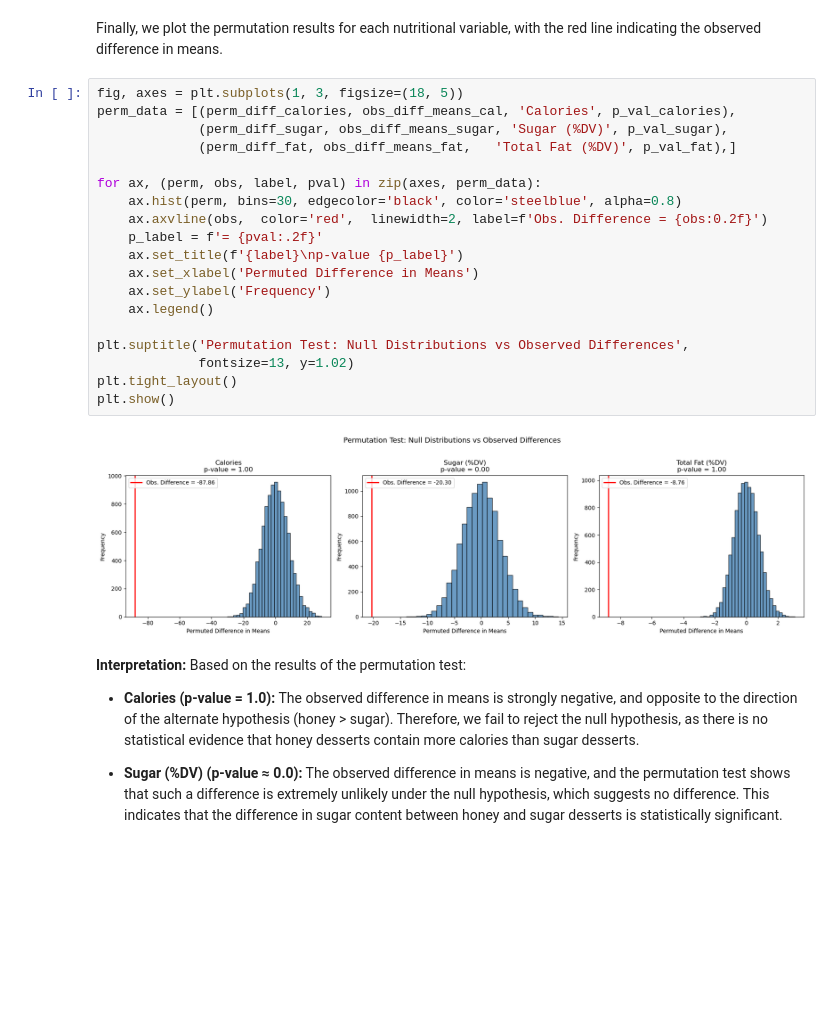
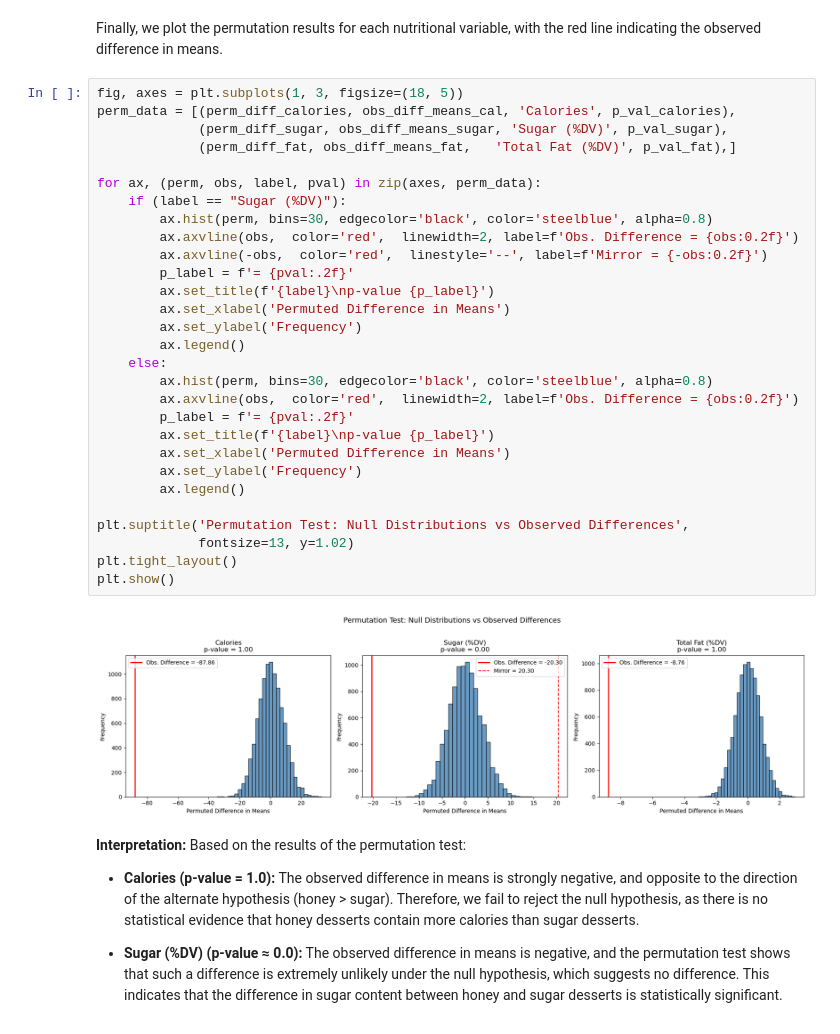
Before and after one commit to COGS108/Group047_WI26, a Jupyter notebook: 03-FinalProject.ipynb, the cells around one changed output. Drawn from its saved outputs; the diff is of its cells as text; blank space fills up the shorter version.

Commit message:
adding two tailed graph for Sugar to correspond with the hypothesis

```diff
--- a/03-FinalProject.ipynb
+++ b/03-FinalProject.ipynb
@@ -786,24 +786,34 @@ Finally, we plot the permutation results for each nutritional variable, with the
 # %%
 fig, axes = plt.subplots(1, 3, figsize=(18, 5))
 perm_data = [(perm_diff_calories, obs_diff_means_cal, 'Calories', p_val_calories),
              (perm_diff_sugar, obs_diff_means_sugar, 'Sugar (%DV)', p_val_sugar),
              (perm_diff_fat, obs_diff_means_fat,   'Total Fat (%DV)', p_val_fat),]
 
 for ax, (perm, obs, label, pval) in zip(axes, perm_data):
-    ax.hist(perm, bins=30, edgecolor='black', color='steelblue', alpha=0.8)
-    ax.axvline(obs,  color='red',  linewidth=2, label=f'Obs. Difference = {obs:0.2f}')
-    p_label = f'= {pval:.2f}'
-    ax.set_title(f'{label}\np-value {p_label}')
-    ax.set_xlabel('Permuted Difference in Means')
-    ax.set_ylabel('Frequency')
-    ax.legend()
+    if (label == "Sugar (%DV)"):
+        ax.hist(perm, bins=30, edgecolor='black', color='steelblue', alpha=0.8)
+        ax.axvline(obs,  color='red',  linewidth=2, label=f'Obs. Difference = {obs:0.2f}')
+        ax.axvline(-obs,  color='red',  linestyle='--', label=f'Mirror = {-obs:0.2f}')
+        p_label = f'= {pval:.2f}'
+        ax.set_title(f'{label}\np-value {p_label}')
+        ax.set_xlabel('Permuted Difference in Means')
+        ax.set_ylabel('Frequency')
+        ax.legend()
+    else:
+        ax.hist(perm, bins=30, edgecolor='black', color='steelblue', alpha=0.8)
+        ax.axvline(obs,  color='red',  linewidth=2, label=f'Obs. Difference = {obs:0.2f}')
+        p_label = f'= {pval:.2f}'
+        ax.set_title(f'{label}\np-value {p_label}')
+        ax.set_xlabel('Permuted Difference in Means')
+        ax.set_ylabel('Frequency')
+        ax.legend()
 
 plt.suptitle('Permutation Test: Null Distributions vs Observed Differences',
              fontsize=13, y=1.02)
 plt.tight_layout()
 plt.show()
 # %% [output]
-[figure, old version]
+[figure, new version]
 # %% [markdown]
 **Interpretation:** Based on the results of the permutation test:
 
```
Also changed, not shown: parts of 1 cell of this notebook, 1 other file.
